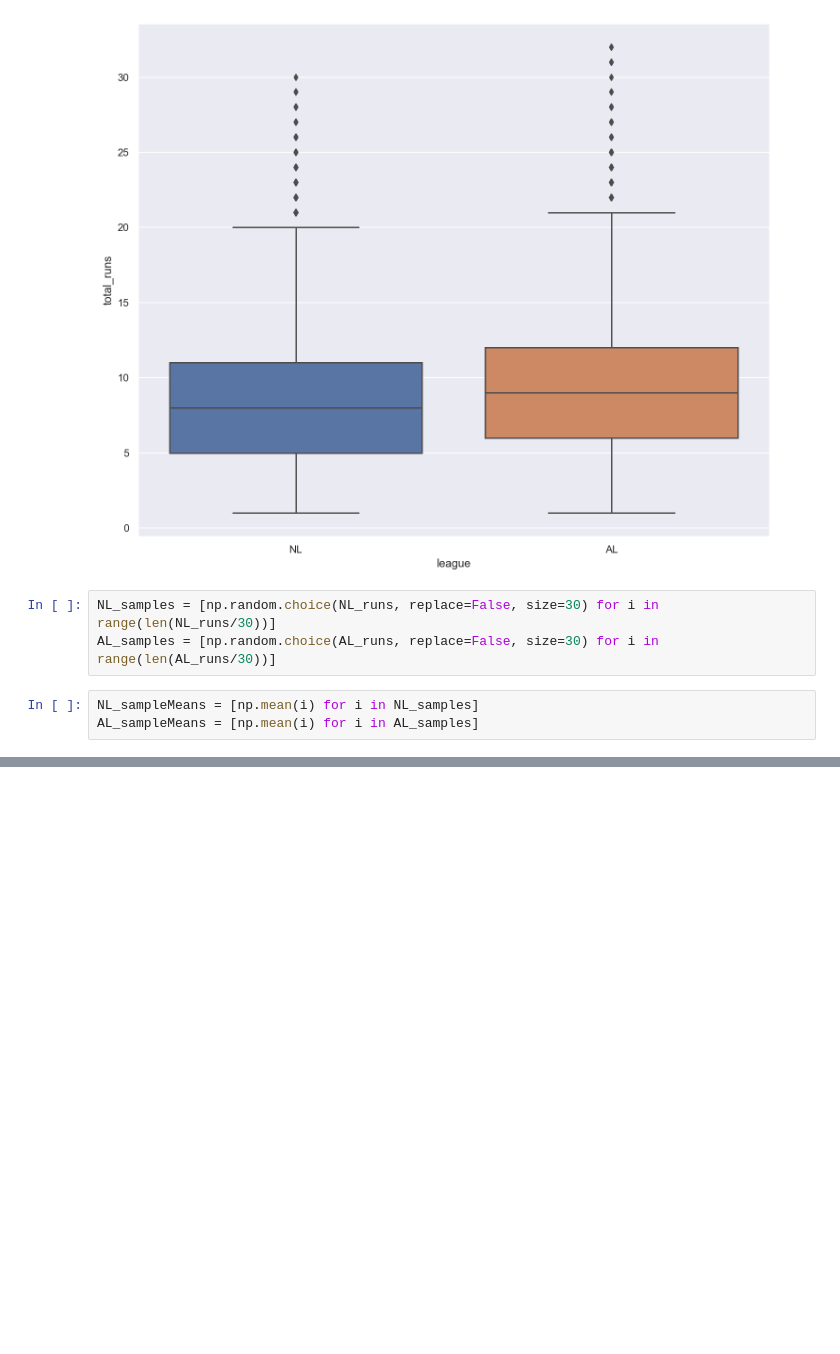
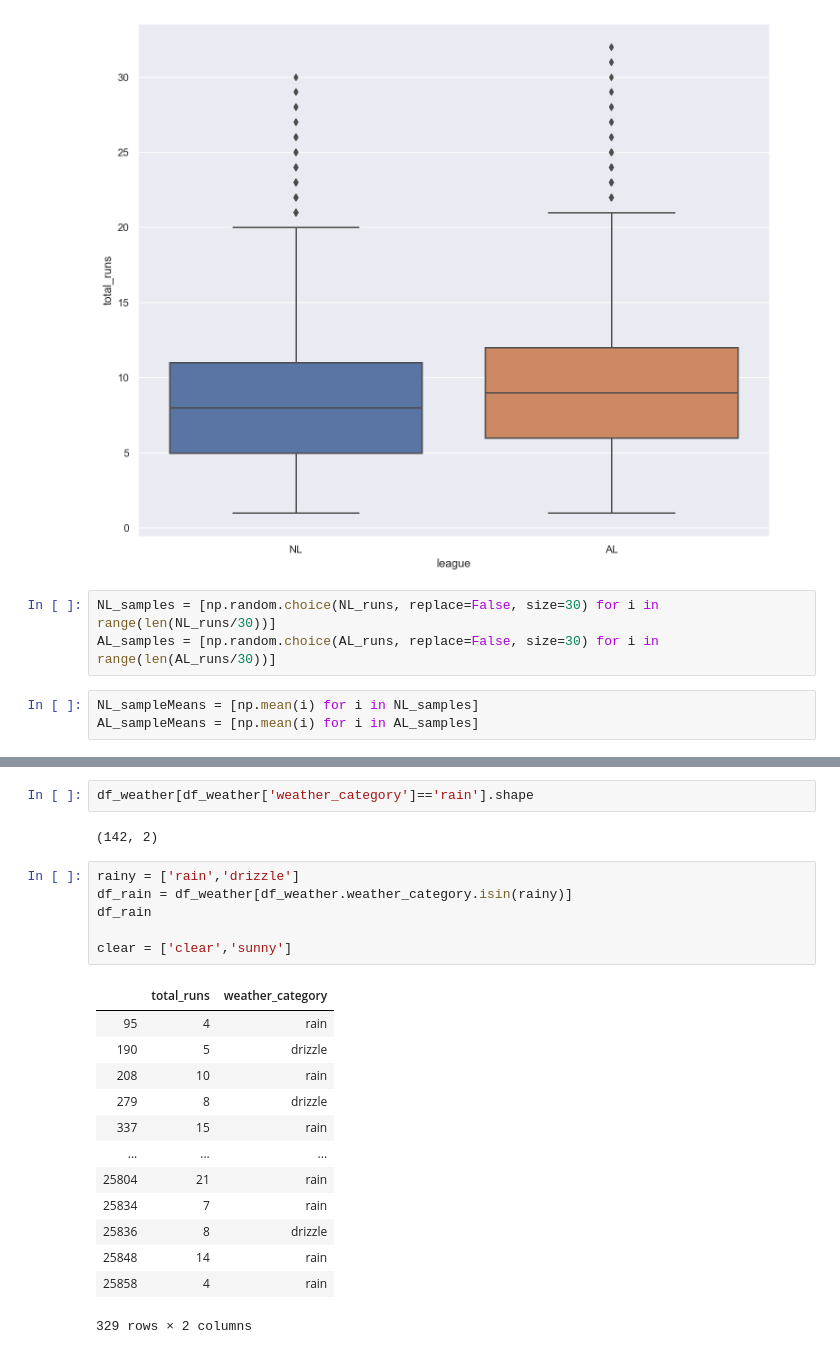
Before and after one commit to schlinkertc/MLB_Stats, a Jupyter notebook: analysis.ipynb, the cells around one changed output, grey strips where cells are left out. Saved outputs shown, nothing was run; the diff lists cells and outputs as text; blank space fills up the shorter version.

```diff
--- a/analysis.ipynb
+++ b/analysis.ipynb
@@ -140,0 +250,24 @@ runs_by_venue.set_index('venue_name')
+# %%
+df_weather[df_weather['weather_category']=='rain'].shape
+# %% [output]
+(142, 2)
+# %%
+rainy = ['rain','drizzle']
+df_rain = df_weather[df_weather.weather_category.isin(rainy)]
+df_rain
+
+clear = ['clear','sunny']
+# %% [output]
+|  | total_runs | weather_category |
+| 95 | 4 | rain |
+| 190 | 5 | drizzle |
+| 208 | 10 | rain |
+| 279 | 8 | drizzle |
+| 337 | 15 | rain |
+| ... | ... | ... |
+| 25804 | 21 | rain |
+| 25834 | 7 | rain |
+| 25836 | 8 | drizzle |
+| 25848 | 14 | rain |
+| 25858 | 4 | rain |
+329 rows × 2 columns
```
Also changed, not shown: parts of 24 cells of this notebook, 3 other files.
